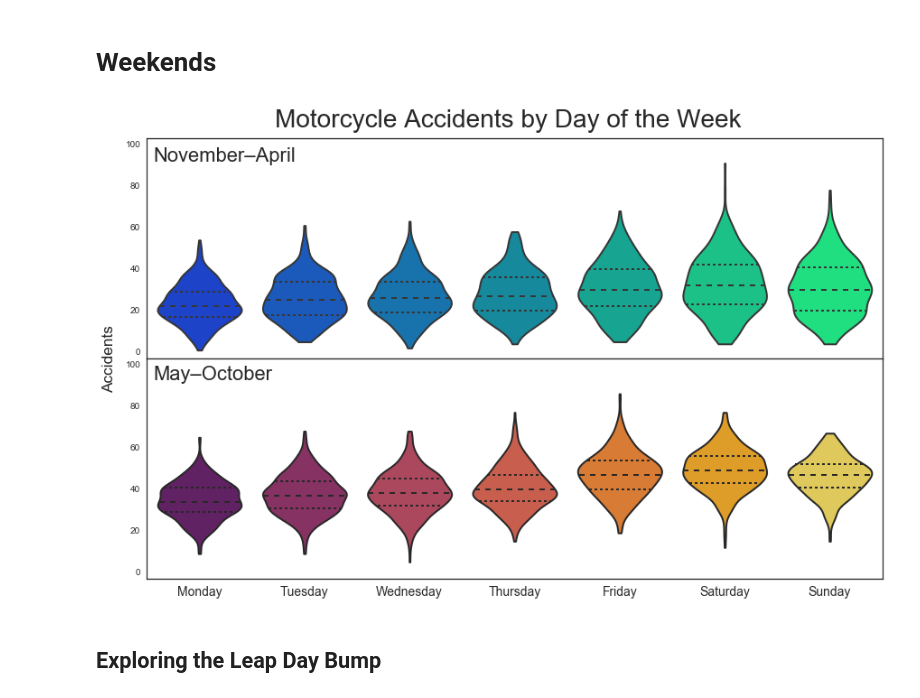
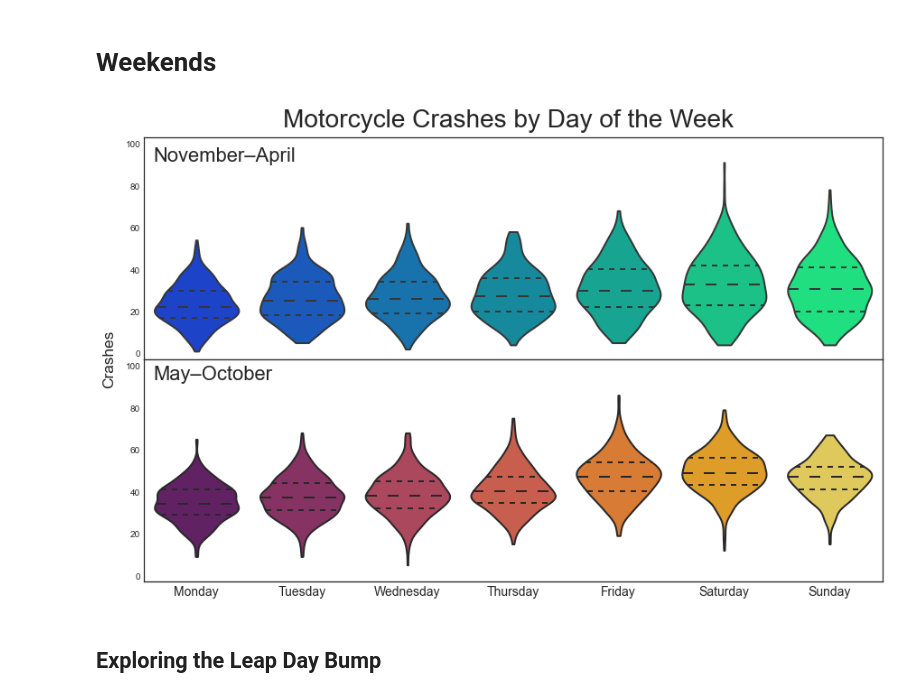
Before and after one commit to agude/agude.github.io, a Jupyter notebook: files/switrs-motorcycle-accidents-by-date/SWITRS Crash Dates With Motorcycles.ipynb, the cells around one changed output. Cells and saved outputs as stored; diff of their text form; code cells hidden in the pictures.

```diff
--- a/files/switrs-motorcycle-accidents-by-date/SWITRS Crash Dates With Motorcycles.ipynb
+++ b/files/switrs-motorcycle-accidents-by-date/SWITRS Crash Dates With Motorcycles.ipynb
@@ -32,7 +32,7 @@ def date_columns(query):
 
     return dates
 # %%
-def run_query(query, sql_file="./switrs.sqlite3"):
+def run_query(query, sql_file="./20180925_switrs.sqlite3"):
     """ Read sqlite query results into a pandas DataFrame. """
     with sqlite3.connect(sql_file) as con:
         # Construct a Dataframe from the results
@@ -160,7 +160,7 @@ def month_starts(df):
     return (majors, minors)
 # %%
 # Calculate crashes per day
-mean_crashes = df.groupby(("Month", "Day")).count()
+mean_crashes = df.groupby(["Month", "Day"]).count()
 mean_crashes[CRASH_COL] /= 15  # Average instead of sum of years
 mean_crashes[CRASH_COL][2][29] = mean_crashes[CRASH_COL][2][29] * 15/3.  # Only 3 leap years!
 
@@ -178,10 +178,10 @@ ax.set_ylim([10, 55])  # Avoid hiding the start/end points
 ax.grid()
 
 # Set axis labels
-plt.title('Mean Motorcycle Accidents by Date (2001–2015)', y=1.03, size=28)
+plt.title('Mean Motorcycle Crashes by Date (2001–2015)', y=1.03, size=28)
 FONTSIZE="xx-large"
 plt.xlabel('')
-plt.ylabel("Accidents", fontsize=FONTSIZE)
+plt.ylabel("Crashes", fontsize=FONTSIZE)
 
 # Fix the X tick labels
 (major_x, minor_x) = month_starts(mean_crashes)
@@ -246,23 +246,23 @@ def make_violin_plot(df, colors, season, ax):
 # %%
 f, axs = plt.subplots(2, sharex=True, sharey=True, figsize=(12, 8))
 f.tight_layout(rect=[0, 0.03, 1, 0.95])  # Used to keep the suptitle() above the plot
 f.subplots_adjust(hspace=0)
 
 FONTSIZE="xx-large"
-f.text(-0.02, 0.5, "Accidents", va="center", rotation="vertical", fontsize=FONTSIZE)
+f.text(-0.02, 0.5, "Crashes", va="center", rotation="vertical", fontsize=FONTSIZE)
 f.text(0.045, 0.88, "November–April", fontsize=22)
 f.text(0.045, 0.46, "May–October", fontsize=22)
-f.suptitle("Motorcycle Accidents by Day of the Week", fontsize=28)
+f.suptitle("Motorcycle Crashes by Day of the Week", fontsize=28)
 
 # Winter plot
 axs[0] = make_violin_plot(df, cm.winter(np.linspace(0.2, 1, 7)), winter_str, axs[0])
 # Summer plot
 axs[1] = make_violin_plot(df, cm.inferno(np.linspace(0.3, 0.9, 7)), summer_str, axs[1])
 
 for ext in ("png", "svg"):
     f.savefig("/tmp/motorcycle_accidents_by_day_of_the_week_and_season.{ext}".format(ext=ext), bbox_inches="tight")
 # %% [output]
-[figure, old version]
+[figure, new version]
 # %% [markdown]
 ## Exploring the Leap Day Bump
 # %%
```
Also changed, not shown: parts of 3 cells of this notebook, 28 other files.
